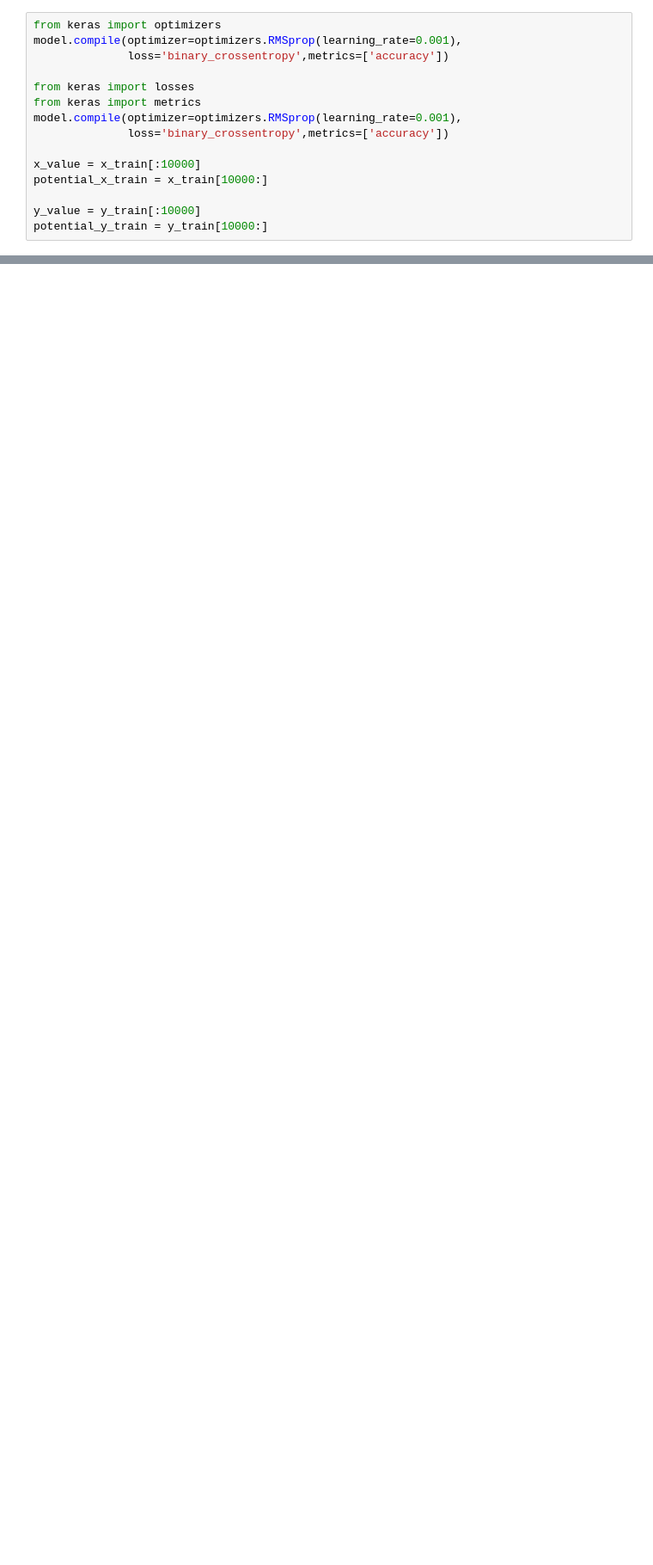
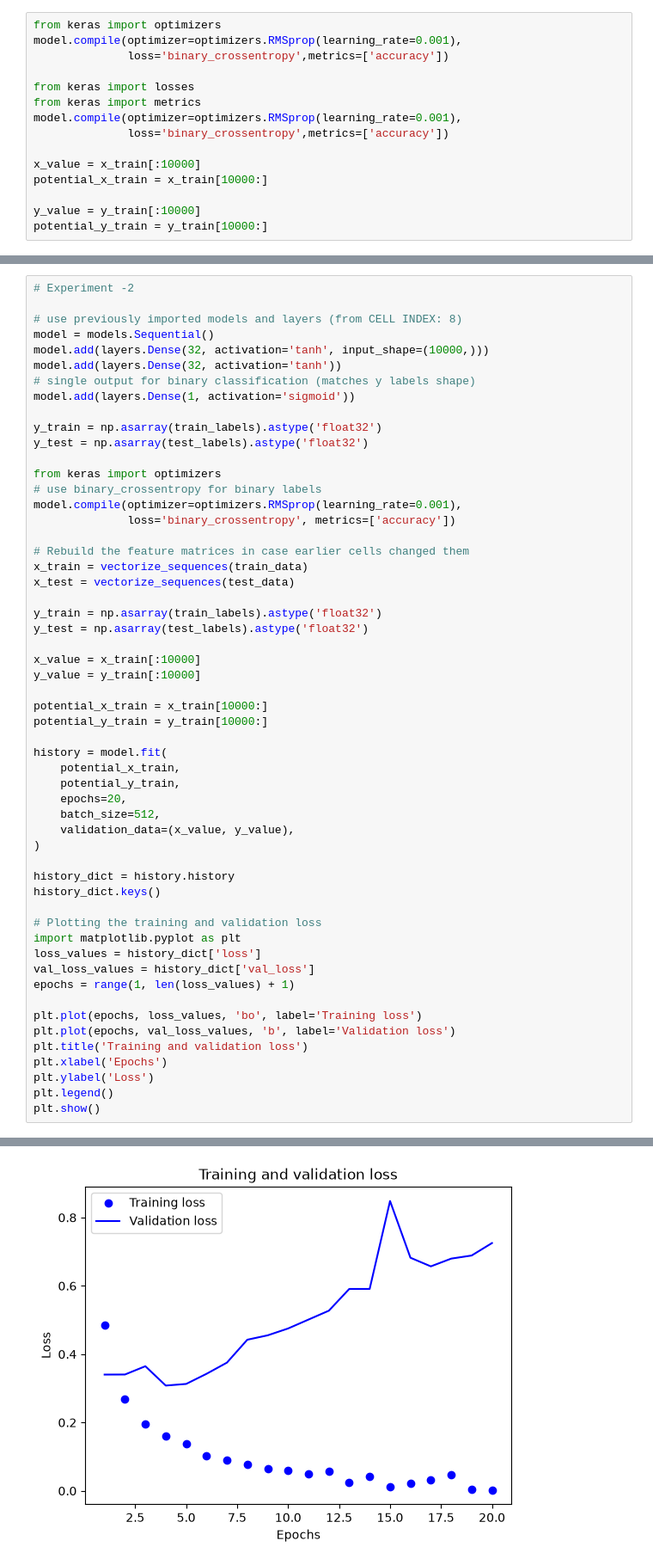
Before and after one commit to ResearchEnthu/DeepLearnig, a Jupyter notebook: Ch_2/DL_Python/IMDB_Data.ipynb, the cells around one changed output, grey strips where cells are left out. Shown at 86% size. Drawn from its saved outputs; the diff is of its cells as text; blank space fills up the shorter version.

Commit message:
Chapter-3 worksheet Experiment 2 and three with different activation function, loss function and layers.

```diff
--- a/Ch_2/DL_Python/IMDB_Data.ipynb
+++ b/Ch_2/DL_Python/IMDB_Data.ipynb
@@ -131,0 +198,56 @@ model.predict(x_test)
+# %%
+# Experiment -2
+
+# use previously imported models and layers (from CELL INDEX: 8)
+model = models.Sequential()
+model.add(layers.Dense(32, activation='tanh', input_shape=(10000,)))
+model.add(layers.Dense(32, activation='tanh'))
+# single output for binary classification (matches y labels shape)
+model.add(layers.Dense(1, activation='sigmoid'))
+
+y_train = np.asarray(train_labels).astype('float32')
+y_test = np.asarray(test_labels).astype('float32')
+
+from keras import optimizers
+# use binary_crossentropy for binary labels
+model.compile(optimizer=optimizers.RMSprop(learning_rate=0.001),
+              loss='binary_crossentropy', metrics=['accuracy'])
+
+# Rebuild the feature matrices in case earlier cells changed them
+x_train = vectorize_sequences(train_data)
+x_test = vectorize_sequences(test_data)
+
+y_train = np.asarray(train_labels).astype('float32')
+y_test = np.asarray(test_labels).astype('float32')
+
+x_value = x_train[:10000]
+y_value = y_train[:10000]
+
+potential_x_train = x_train[10000:]
+potential_y_train = y_train[10000:]
+
+history = model.fit(
+    potential_x_train,
+    potential_y_train,
+    epochs=20,
+    batch_size=512,
+    validation_data=(x_value, y_value),
+)
+
+history_dict = history.history
+history_dict.keys()
+
+# Plotting the training and validation loss
+import matplotlib.pyplot as plt
+loss_values = history_dict['loss']
+val_loss_values = history_dict['val_loss']
+epochs = range(1, len(loss_values) + 1)
+
+plt.plot(epochs, loss_values, 'bo', label='Training loss')
+plt.plot(epochs, val_loss_values, 'b', label='Validation loss')
+plt.title('Training and validation loss')
+plt.xlabel('Epochs')
+plt.ylabel('Loss')
+plt.legend()
+plt.show()
+# %% [output]
@@ -131,0 +271 @@ model.predict(x_test)
+[figure, added]
```
Also changed, not shown: parts of 18 cells of this notebook.
